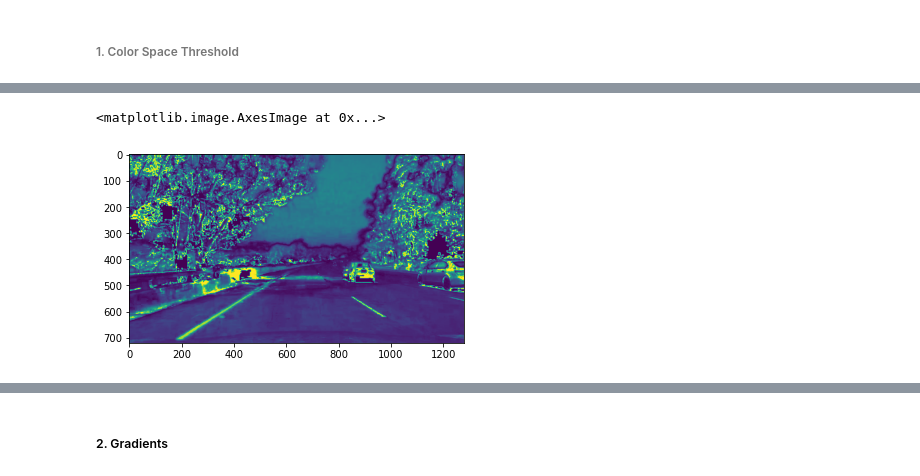
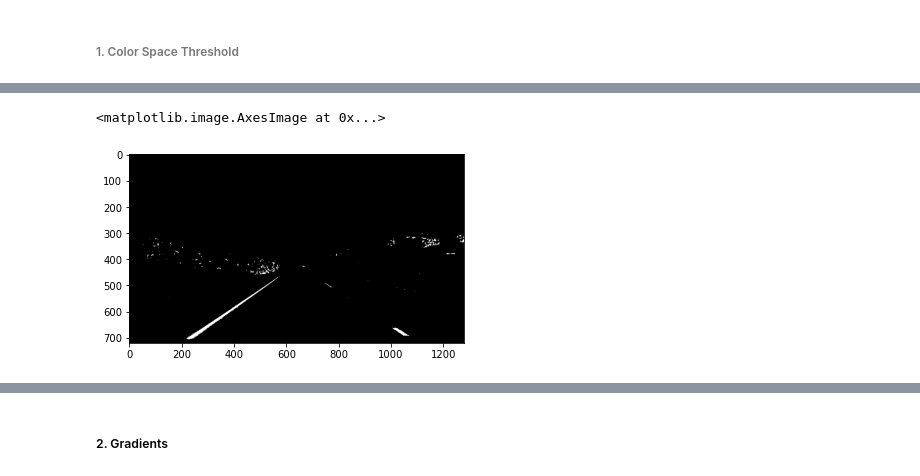
Before and after one commit to code-Abhishek/seeing_lane_eyes_closed, a Jupyter notebook: CarND-Advanced-Lane-Lines/Advanced_Attempt.ipynb, the cells around one changed output, grey strips where cells are left out. Drawn from its saved outputs; the diff is of its cells as text; code cells hidden in the pictures.

```diff
--- a/CarND-Advanced-Lane-Lines/Advanced_Attempt.ipynb
+++ b/CarND-Advanced-Lane-Lines/Advanced_Attempt.ipynb
@@ -66,11 +66,11 @@ cal_images = glob.glob('./camera_cal/calibration*.jpg')
 #Calibrate the camera using the calibration images
 imgpoints, objpoints = get__calibration_points(cal_images)
 # %%
-img = mpimg.imread('./test_images/test5.jpg')
+img = mpimg.imread('./test_images/straight_lines1.jpg')
 
 undistorted_image = get_undistorted_frame(img, imgpoints, objpoints)
 
-f, (ax1, ax2) = plt.subplots(1,2, figsize=(15,12))
+f, (ax1, ax2) = plt.subplots(1,2, figsize=(20,18))
 
 ax1.set_title('Normal Image', fontsize=30)
 ax1.imshow(img)
@@ -120,8 +132,8 @@ plt.imshow(R)
 # %%
-thresh = (150, 160)
+thresh = (160, 255)
 Sbinary = np.zeros_like(S)
 Sbinary[(S > thresh[0]) & (S <= thresh[1])] = 1
-plt.imshow(S)
+plt.imshow(Sbinary, cmap='gray')
 # %% [output]
 <matplotlib.image.AxesImage at 0x...>
-[figure, old version]
+[figure, new version]
```
Also changed, not shown: parts of 20 cells of this notebook, 1 other file.
